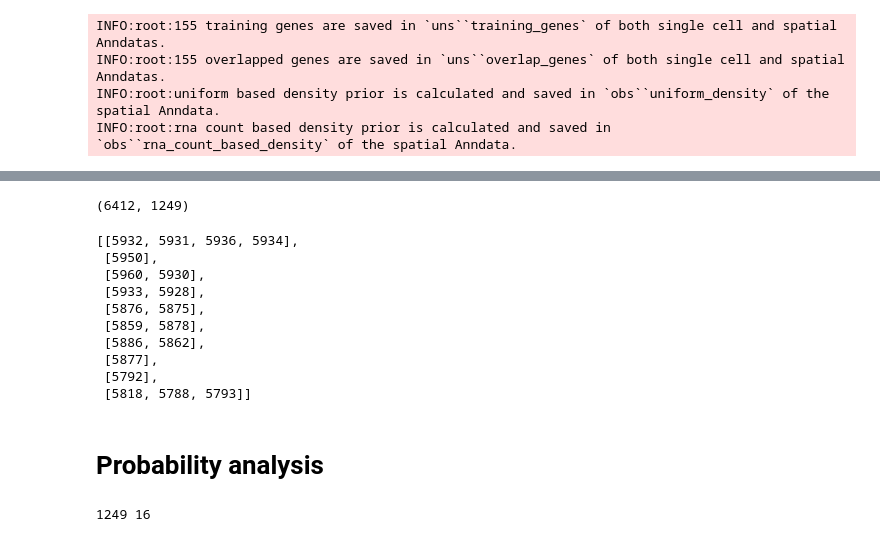
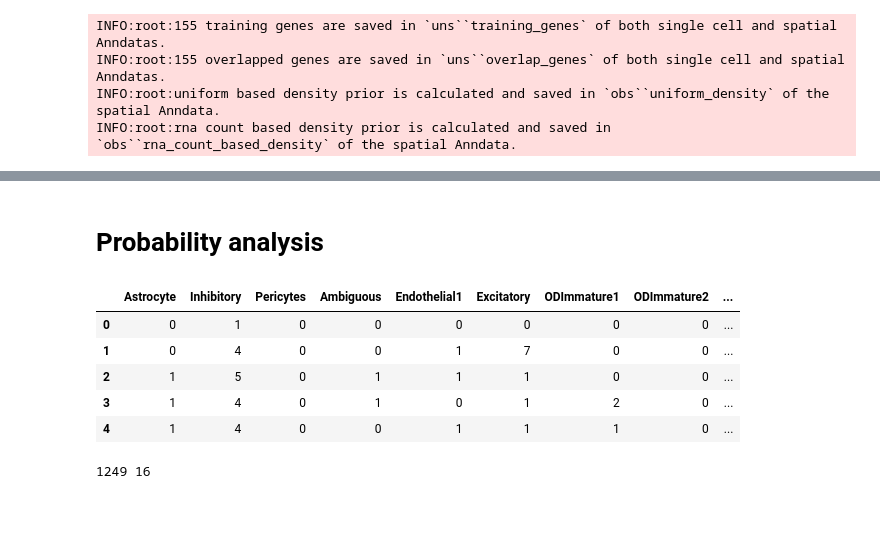
Before and after one commit to 3N4N/stloc, a Jupyter notebook: MERFISH_Tangram.ipynb, the cells around one changed output, grey strips where cells are left out. Cells and saved outputs as stored; diff of their text form; code cells hidden in the pictures; blank space fills up the shorter version.

```diff
--- a/MERFISH_Tangram.ipynb
+++ b/MERFISH_Tangram.ipynb
@@ -205,4 +206,0 @@ probabilityDf.shape
-# %%
-probabilityDf.shape
-# %% [output]
-(6412, 1249)
@@ -215,18 +207,31 @@ cell_to_voxel_map = [list(probabilityDf.iloc[:,i].sort_values(ascending=False)\
-# %%
-cell_to_voxel_map[:10]
-# %% [output]
-[[5932, 5931, 5936, 5934],
- [5950],
- [5960, 5930],
- [5933, 5928],
- [5876, 5875],
- [5859, 5878],
- [5886, 5862],
- [5877],
- [5792],
- [5818, 5788, 5793]]
 # %% [markdown]
 # Probability analysis
+# %%
+
+Nrows = len(df_st)
+Ncols = len(celltypes)
+print(Nrows, Ncols)
+probabilityDf["Cell_class"]=cellTypeColumn
+# print(probabilityDf["Cell_class"])
+df_prediction = pd.DataFrame(np.zeros((Nrows,Ncols)),columns=celltypes)
+tempDf = probabilityDf.copy()
+for i in range(Nrows):
+    tempDf= tempDf.sort_values(by=[str(i)])
+
+    for  j in range(cellcount.iloc[i,0]):
+        cellClass = tempDf.iloc[j]["Cell_class"]
+        df_prediction.iloc[i][cellClass]+=1
+
+df_prediction = df_prediction.astype(int)
+deconvolveDf = df_prediction.copy()
+df_prediction.head()
+# %% [output]
+|  | Astrocyte | Inhibitory | Pericytes | Ambiguous | Endothelial1 | Excitatory | ODImmature1 | ODImmature2 | ... |
+| 0 | 0 | 1 | 0 | 0 | 0 | 0 | 0 | 0 | ... |
+| 1 | 0 | 4 | 0 | 0 | 1 | 7 | 0 | 0 | ... |
+| 2 | 1 | 5 | 0 | 1 | 1 | 1 | 0 | 0 | ... |
+| 3 | 1 | 4 | 0 | 1 | 0 | 1 | 2 | 0 | ... |
+| 4 | 1 | 4 | 0 | 0 | 1 | 1 | 1 | 0 | ... |
 # %%
 np.argmax(probabilityDf.iloc[2])
 # probabilityDf.iloc[2,1247]
```
Also changed, not shown: parts of 17 cells of this notebook, 2 other files.
